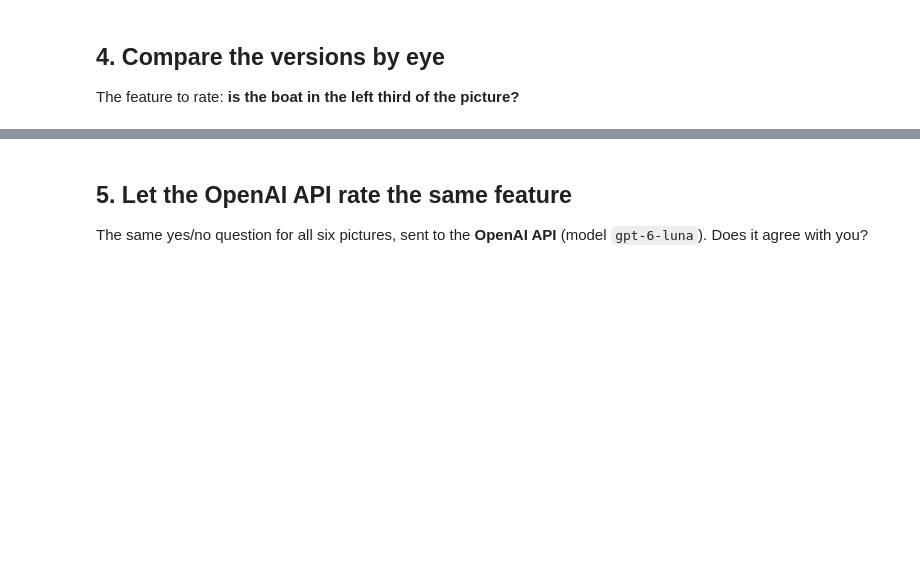
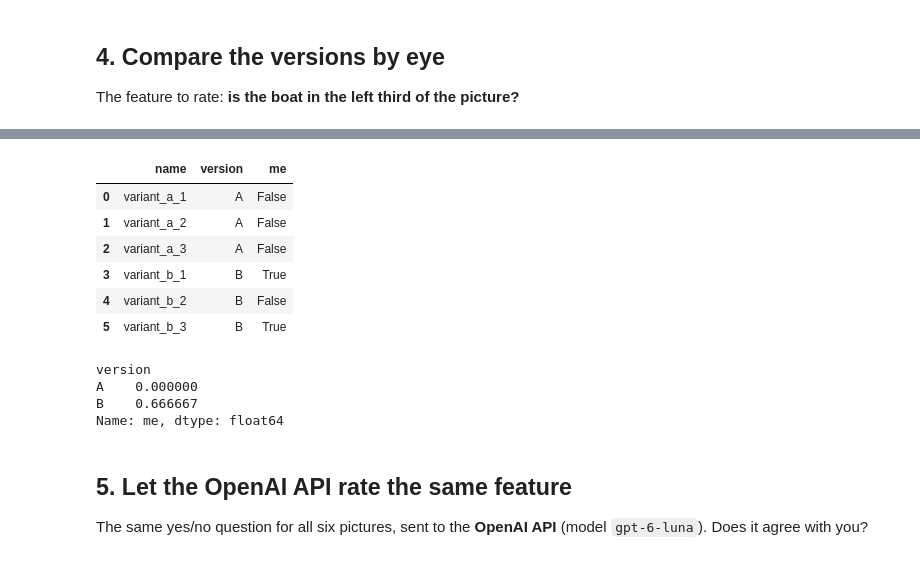
Before and after one commit to mario-gellrich-zhaw/multimodal_extraction_generation, a Jupyter notebook: 03_Image_Generation/image_generation_solution.ipynb, the cells around one changed output, grey strips where cells are left out. Drawn from its saved outputs; the diff is of its cells as text; code cells hidden in the pictures; blank space fills up the shorter version.

```diff
--- a/03_Image_Generation/image_generation_solution.ipynb
+++ b/03_Image_Generation/image_generation_solution.ipynb
@@ -78,17 +110,30 @@ show_images(paths, columns=3)
 # %%
 # One row per picture.
 ratings = pd.DataFrame()
 ratings["name"] = names
 ratings["version"] = ["A", "A", "A", "B", "B", "B"]
 
 # Your rating per picture: True if the boat is in the left third.
 # Replace these example values with your own.
-ratings["me"] = [False, True, False, True, True, False]
+ratings["me"] = [False, False, False, True, False, True]
 ratings
+# %% [output]
+|  | name | version | me |
+| 0 | variant_a_1 | A | False |
+| 1 | variant_a_2 | A | False |
+| 2 | variant_a_3 | A | False |
+| 3 | variant_b_1 | B | True |
+| 4 | variant_b_2 | B | False |
+| 5 | variant_b_3 | B | True |
 # %%
 # Share of pictures with the feature, per version.
 # True counts as 1 and False as 0, so the mean is the share of True.
 ratings.groupby("version")["me"].mean()
+# %% [output]
+version
+A    0.000000
+B    0.666667
+Name: me, dtype: float64
 # %% [markdown]
 ## 5. Let the OpenAI API rate the same feature
 
```
Also changed, not shown: parts of 13 cells of this notebook, 11 other files.
